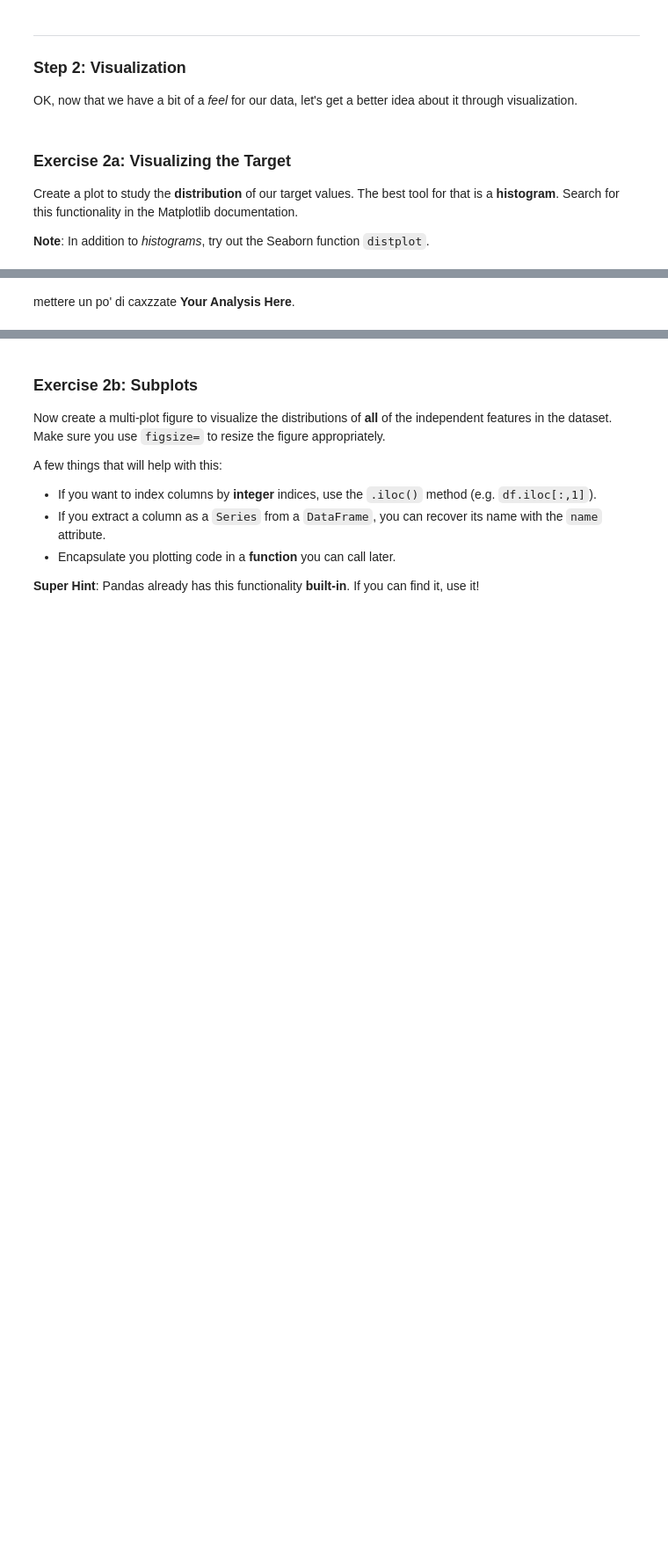
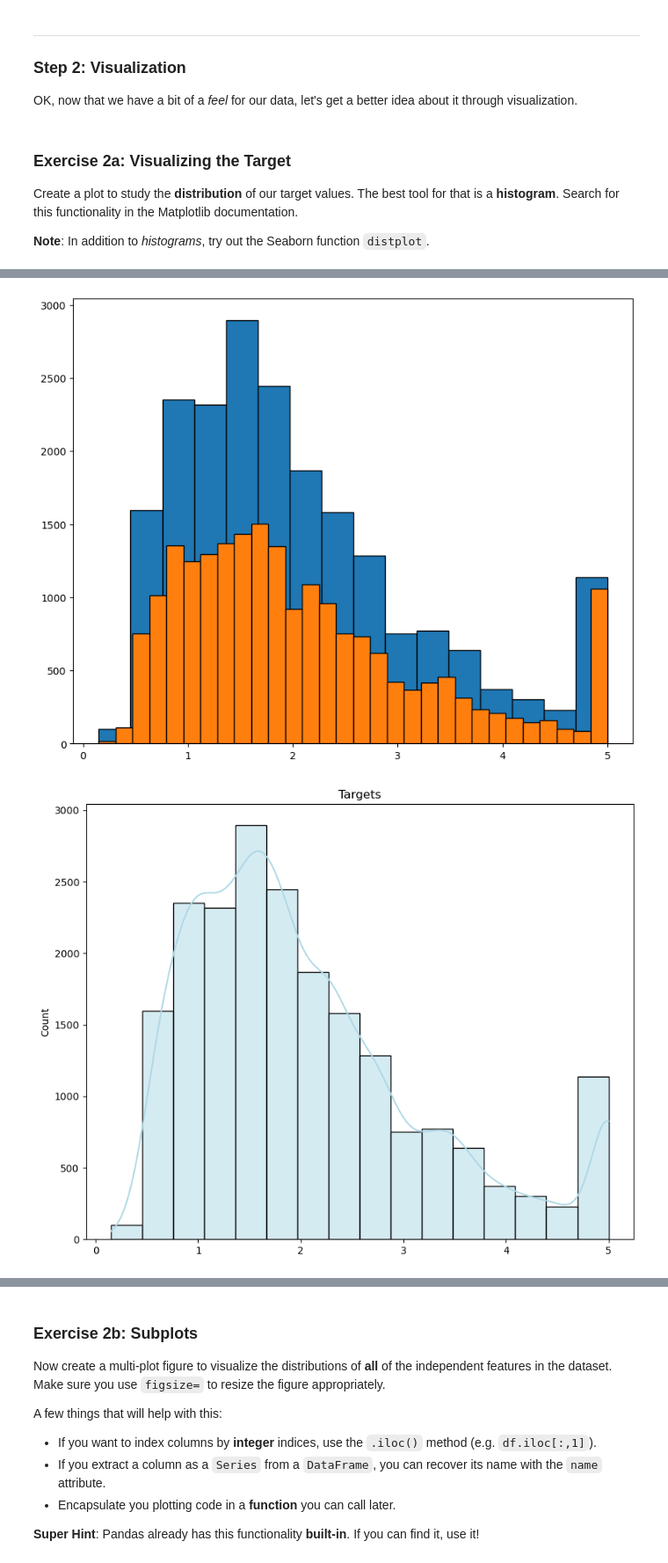
Before and after one commit to Cappetti99/FML, a Jupyter notebook: lab1/Lab1.ipynb, the cells around one changed output, grey strips where cells are left out. Shown at 88% size. Drawn from its saved outputs; the diff is of its cells as text; code cells hidden in the pictures; blank space fills up the shorter version.

Commit message:
add analysis

```diff
--- a/lab1/Lab1.ipynb
+++ b/lab1/Lab1.ipynb
@@ -127,14 +210,16 @@ targets.hist(bins=16, edgecolor='black') #pandas ha un metodo hist che permette
-# %% [markdown]
-mettere un po' di caxzzate
-**Your Analysis Here**.
 # %%
 plt.figure(figsize=(10, 8))
 plt.hist(targets, bins=16, edgecolor='black')
+plt.hist(targets, bins=30, edgecolor='black')
 
 plt.show()
 
 plt.figure(figsize=(10, 8))
 sns.histplot(targets, bins=16, kde=True, color='lightblue')
 
+
 plt.title('Targets')
 plt.show()
+# %% [output]
+[figure, added]
+[figure, added]
```
Also changed, not shown: parts of 32 cells of this notebook.
